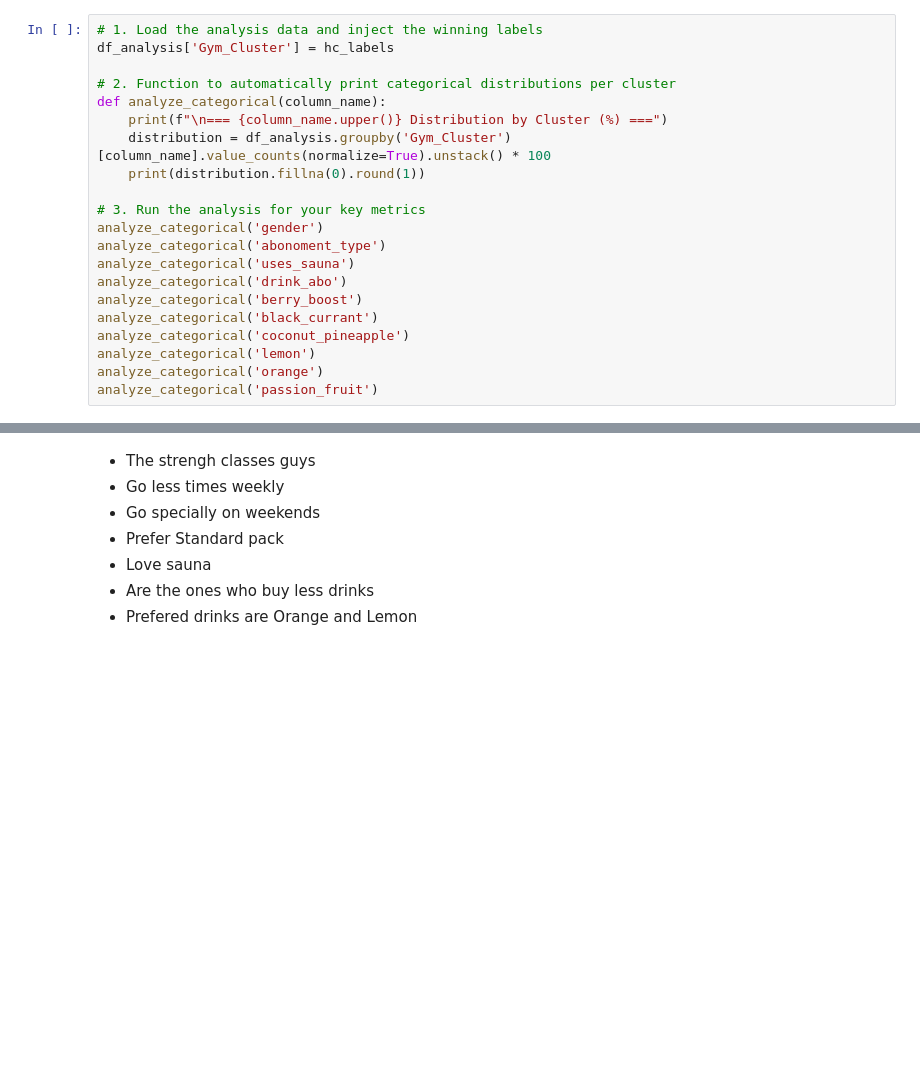
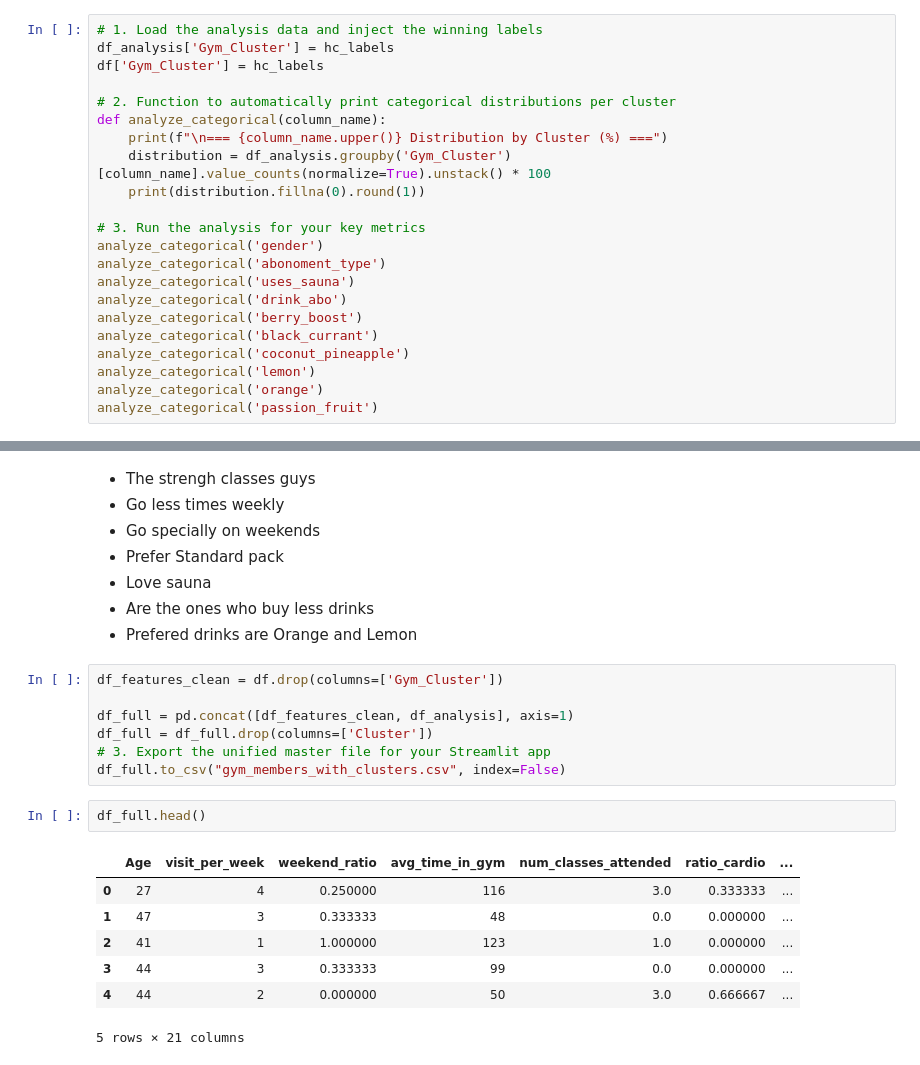
Before and after one commit to DiogoCapelaGoncalves/GymClusterML2, a Jupyter notebook: 02_modeling.ipynb, the cells around one changed output, grey strips where cells are left out. Cells and saved outputs as stored; diff of their text form; blank space fills up the shorter version.

```diff
--- a/02_modeling.ipynb
+++ b/02_modeling.ipynb
@@ -311,6 +311,7 @@ plt.show()
 # %%
 # 1. Load the analysis data and inject the winning labels
 df_analysis['Gym_Cluster'] = hc_labels
+df['Gym_Cluster'] = hc_labels
 
 # 2. Function to automatically print categorical distributions per cluster
 def analyze_categorical(column_name):
@@ -373,3 +374,20 @@ Gym_Cluster
 - Love sauna
 - Are the ones who buy less drinks
 - Prefered drinks are Orange and Lemon
+# %%
+df_features_clean = df.drop(columns=['Gym_Cluster'])
+
+df_full = pd.concat([df_features_clean, df_analysis], axis=1)
+df_full = df_full.drop(columns=['Cluster'])
+# 3. Export the unified master file for your Streamlit app
+df_full.to_csv("gym_members_with_clusters.csv", index=False)
+# %%
+df_full.head()
+# %% [output]
+|  | Age | visit_per_week | weekend_ratio | avg_time_in_gym | num_classes_attended | ratio_cardio | ... |
+| 0 | 27 | 4 | 0.250000 | 116 | 3.0 | 0.333333 | ... |
+| 1 | 47 | 3 | 0.333333 | 48 | 0.0 | 0.000000 | ... |
+| 2 | 41 | 1 | 1.000000 | 123 | 1.0 | 0.000000 | ... |
+| 3 | 44 | 3 | 0.333333 | 99 | 0.0 | 0.000000 | ... |
+| 4 | 44 | 2 | 0.000000 | 50 | 3.0 | 0.666667 | ... |
+5 rows × 21 columns
```
Also changed, not shown: parts of 1 cell of this notebook, 2 other files.
